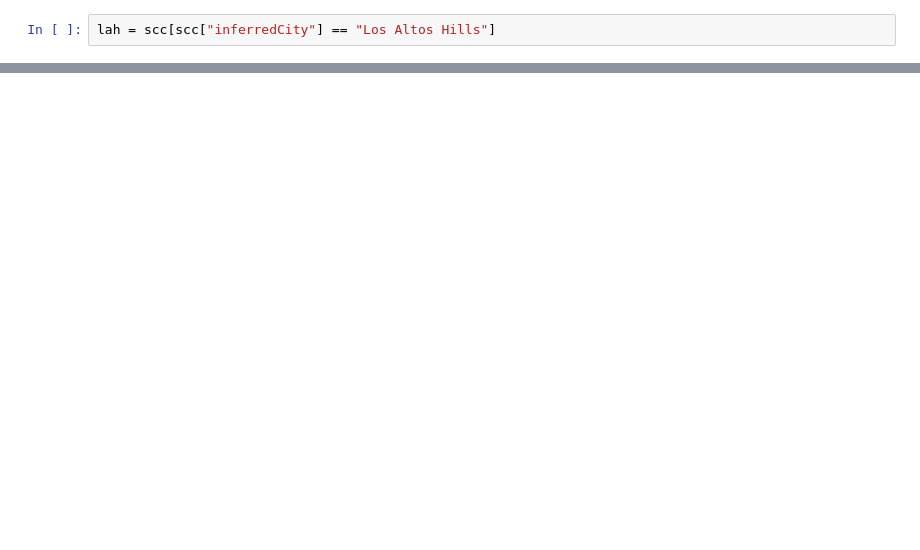
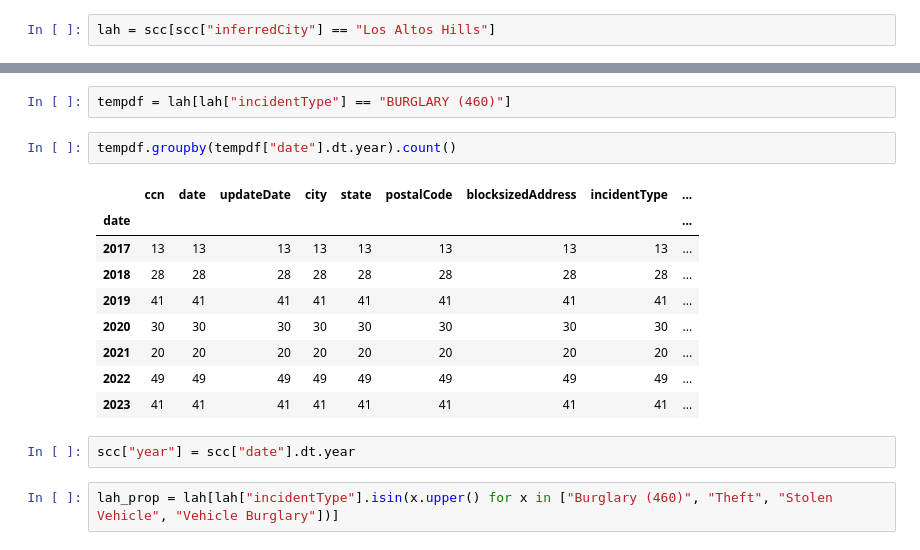
Before and after one commit to sdamerdji/police_racial_profiling, a Jupyter notebook: notebooks/blog_analyses/LosAltosHillsTCCheck.ipynb, the cells around one changed output, grey strips where cells are left out. Cells and saved outputs as stored; diff of their text form; blank space fills up the shorter version.

```diff
--- a/notebooks/blog_analyses/LosAltosHillsTCCheck.ipynb
+++ b/notebooks/blog_analyses/LosAltosHillsTCCheck.ipynb
@@ -538,0 +177,18 @@ with open("google_geocode_api_key.pkl", "wb") as f:
+# %%
+tempdf = lah[lah["incidentType"] == "BURGLARY (460)"]
+# %%
+tempdf.groupby(tempdf["date"].dt.year).count()
+# %% [output]
+|  | ccn | date | updateDate | city | state | postalCode | blocksizedAddress | incidentType | ... |
+| date |  |  |  |  |  |  |  |  | ... |
+| 2017 | 13 | 13 | 13 | 13 | 13 | 13 | 13 | 13 | ... |
+| 2018 | 28 | 28 | 28 | 28 | 28 | 28 | 28 | 28 | ... |
+| 2019 | 41 | 41 | 41 | 41 | 41 | 41 | 41 | 41 | ... |
+| 2020 | 30 | 30 | 30 | 30 | 30 | 30 | 30 | 30 | ... |
+| 2021 | 20 | 20 | 20 | 20 | 20 | 20 | 20 | 20 | ... |
+| 2022 | 49 | 49 | 49 | 49 | 49 | 49 | 49 | 49 | ... |
+| 2023 | 41 | 41 | 41 | 41 | 41 | 41 | 41 | 41 | ... |
+# %%
+scc["year"] = scc["date"].dt.year
+# %%
+lah_prop = lah[lah["incidentType"].isin(x.upper() for x in ["Burglary (460)", "Theft", "Stolen Vehicle", "Vehicle Burglary"])]
```
Also changed, not shown: parts of 80 cells of this notebook, 2 other files.
